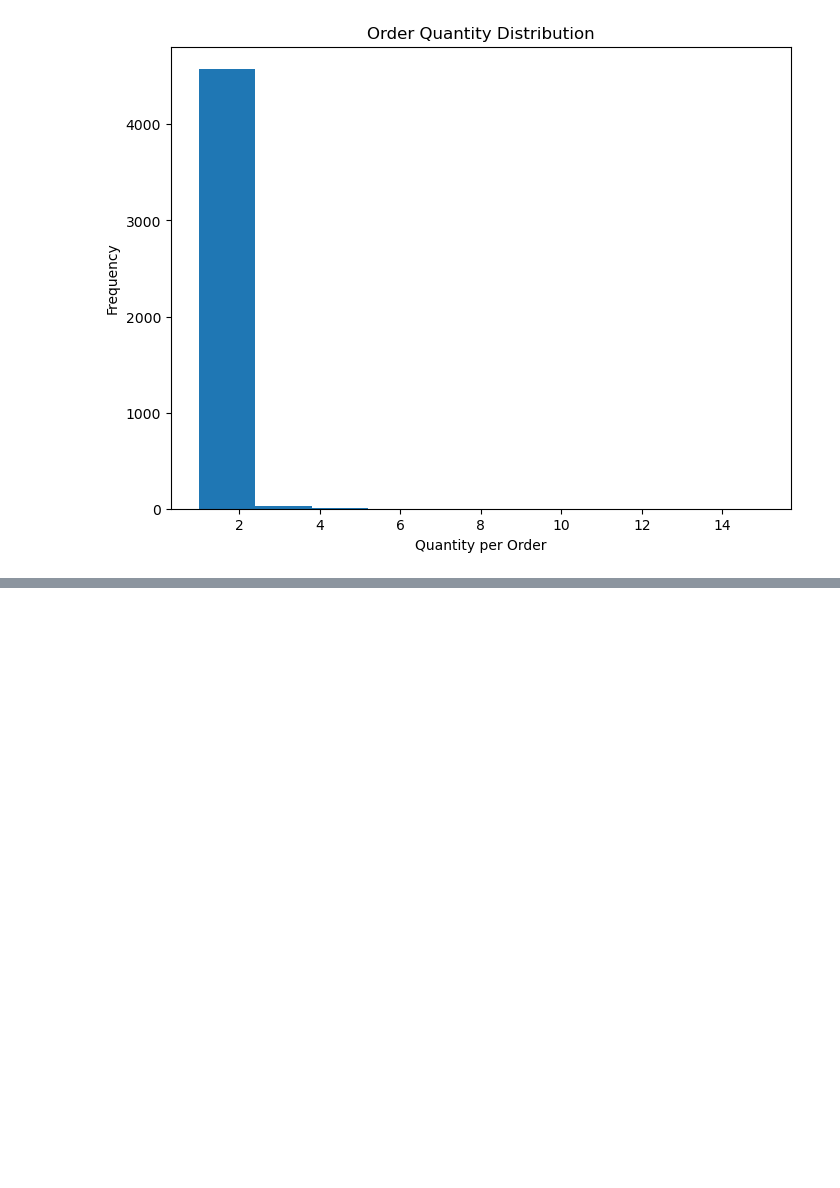
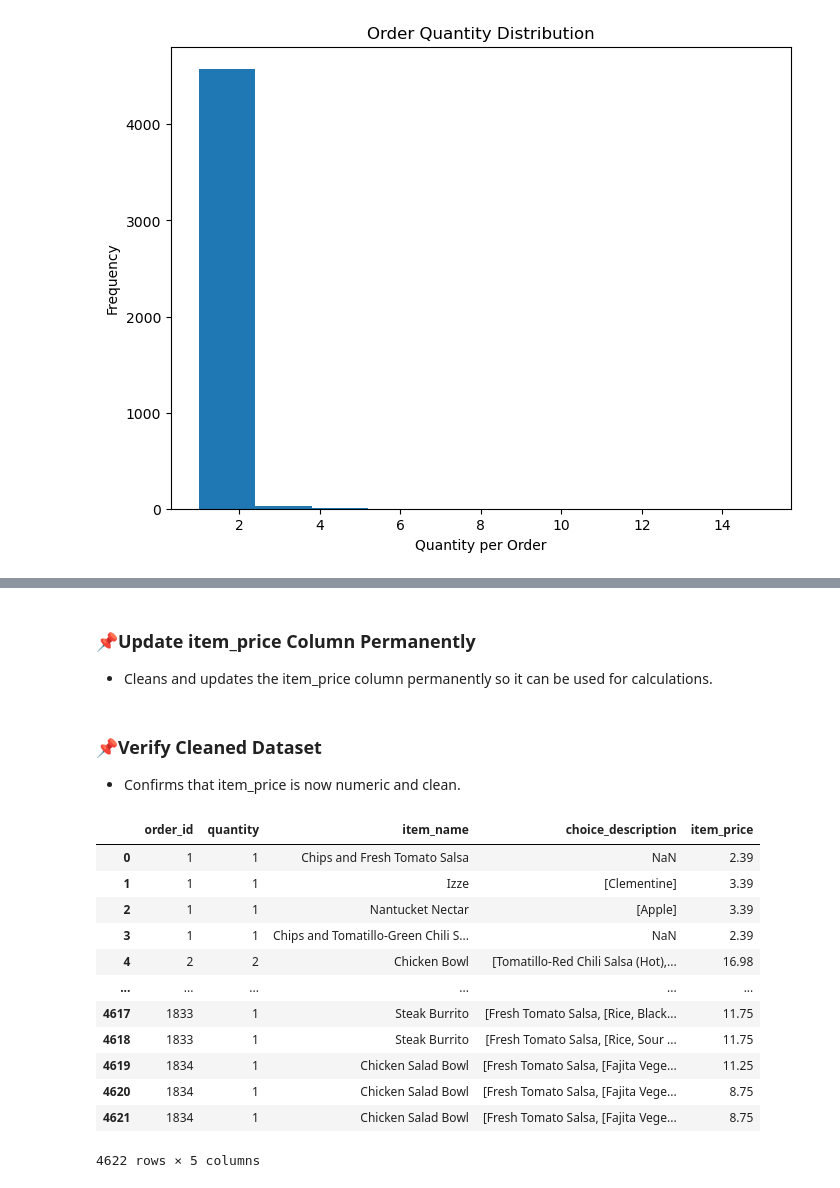
Before and after one commit to Allansha14/Data_Science_Daily_learning, a Jupyter notebook: Pandas_Crash_Course/Pandas_Crash_course.ipynb, the cells around one changed output, grey strips where cells are left out. Drawn from its saved outputs; the diff is of its cells as text; code cells hidden in the pictures; blank space fills up the shorter version.

```diff
--- a/Pandas_Crash_Course/Pandas_Crash_course.ipynb
+++ b/Pandas_Crash_Course/Pandas_Crash_course.ipynb
@@ -422,0 +523,25 @@ plt.show()
+# %% [markdown]
+### 📌Update item_price Column Permanently
+
+- Cleans and updates the item_price column permanently so it can be used for calculations.
+# %%
+order_details["item_price"] = order_details["item_price"].str.replace("$", "").astype(float)
+# %% [markdown]
+### 📌Verify Cleaned Dataset
+- Confirms that item_price is now numeric and clean.
+# %%
+order_details
+# %% [output]
+|  | order_id | quantity | item_name | choice_description | item_price |
+| 0 | 1 | 1 | Chips and Fresh Tomato Salsa | NaN | 2.39 |
+| 1 | 1 | 1 | Izze | [Clementine] | 3.39 |
+| 2 | 1 | 1 | Nantucket Nectar | [Apple] | 3.39 |
+| 3 | 1 | 1 | Chips and Tomatillo-Green Chili S... | NaN | 2.39 |
+| 4 | 2 | 2 | Chicken Bowl | [Tomatillo-Red Chili Salsa (Hot),... | 16.98 |
+| ... | ... | ... | ... | ... | ... |
+| 4617 | 1833 | 1 | Steak Burrito | [Fresh Tomato Salsa, [Rice, Black... | 11.75 |
+| 4618 | 1833 | 1 | Steak Burrito | [Fresh Tomato Salsa, [Rice, Sour ... | 11.75 |
+| 4619 | 1834 | 1 | Chicken Salad Bowl | [Fresh Tomato Salsa, [Fajita Vege... | 11.25 |
+| 4620 | 1834 | 1 | Chicken Salad Bowl | [Fresh Tomato Salsa, [Fajita Vege... | 8.75 |
+| 4621 | 1834 | 1 | Chicken Salad Bowl | [Fresh Tomato Salsa, [Fajita Vege... | 8.75 |
+4622 rows × 5 columns
```
Also changed, not shown: parts of 24 cells of this notebook.
